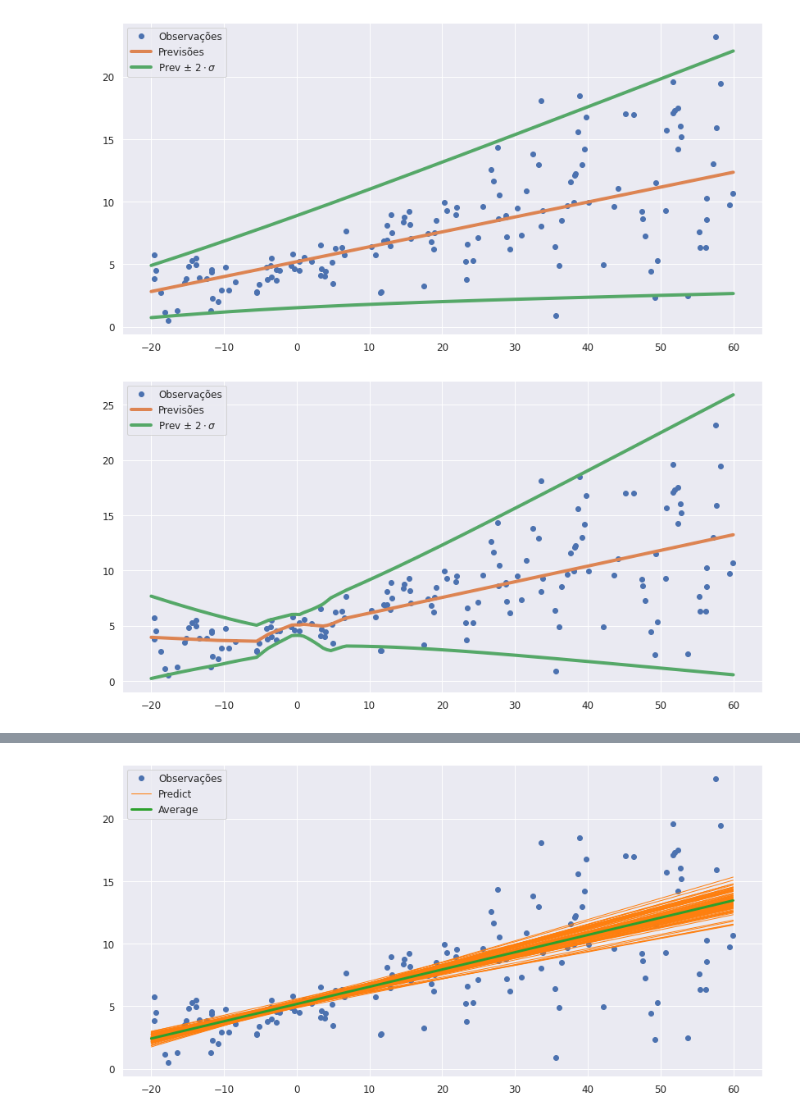
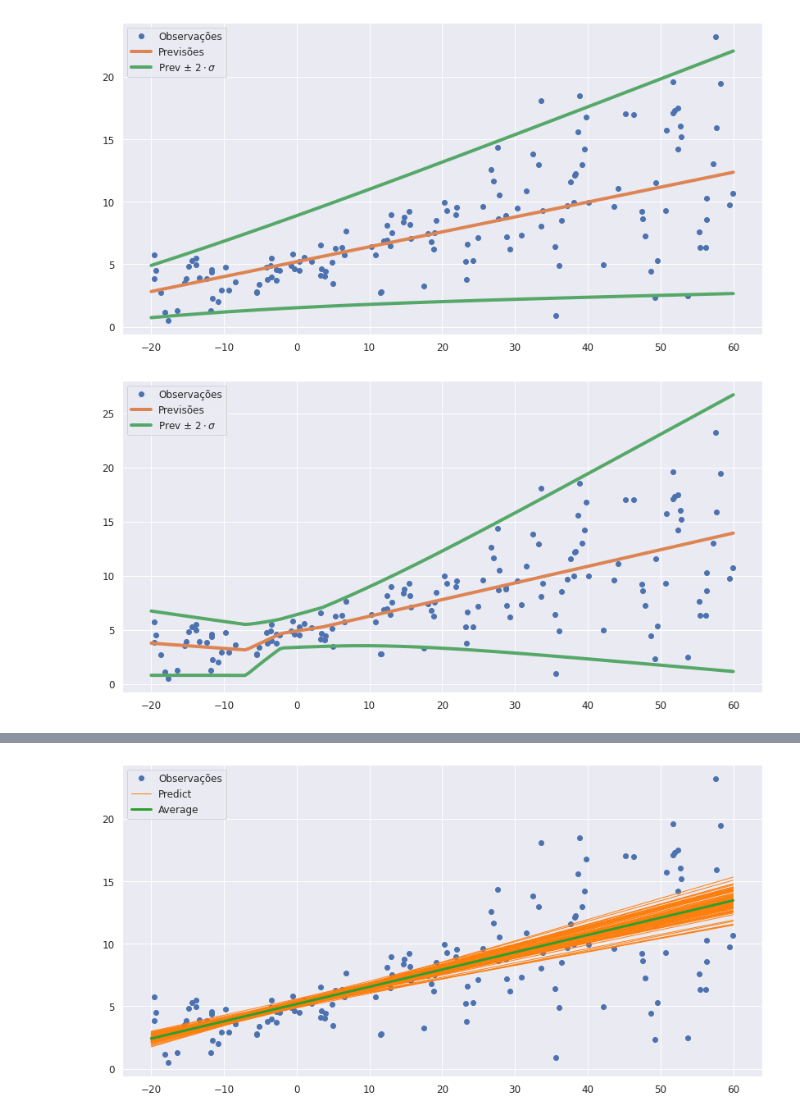
Before and after one commit to iagml/website, a Jupyter notebook: assets/uploads/TFP.ipynb, the cells around one changed output, grey strips where cells are left out. Cells and saved outputs as stored; diff of their text form; code cells hidden in the pictures.

```diff
--- a/assets/uploads/TFP.ipynb
+++ b/assets/uploads/TFP.ipynb
@@ -244,38 +223,38 @@ def Modelo_Aleat():
   Input_Layer = tf.keras.layers.Input(shape=np.shape(x)[1],)
 
   # Camadas ocultas
-  L = tf.keras.layers.Dense(20, activation='relu')(Input_Layer)
+  L = tf.keras.layers.Dense(4, activation='relu')(Input_Layer)
   L = tf.keras.layers.Dense(1+1)(L)
 
   # Saída
   Out = tfp.layers.DistributionLambda(lambda t: tfd.Normal(loc=t[..., :1], scale=1e-4 + tf.math.softplus(t[..., 1:])))(L)
 
   # Compilar modelo
   model = tf.keras.models.Model(inputs=Input_Layer, outputs=Out)
   model.compile(optimizer=tf.optimizers.Adam(lr=0.005, clipvalue=.5, clipnorm=.5),
                 loss=Negative_Log_Likelihood)
   return model
 
 Modelo = Modelo_Aleat()
-Fit    = Modelo.fit(x, y, epochs=1000, verbose=0, callbacks=[TqdmCallback(verbose=0)])
+Fit    = Modelo.fit(x, y, epochs=500, verbose=0, callbacks=[TqdmCallback(verbose=0)])
 
 Predictions = Modelo(x_tst)
 Predictions
 
 Mean   = Predictions.mean()
 StdDev = Predictions.stddev()
 
 plt.plot(x, y, 'o', label='Observações')
 
 plt.plot(x_tst, Mean, '-', label='Previsões', linewidth=4)
 plt.plot(x_tst, Mean+2*StdDev, 'g', label='Prev $\pm$ $2\cdot\sigma$', linewidth=4)
 plt.plot(x_tst, Mean-2*StdDev, 'g', linewidth=4)
 
 plt.legend(loc='upper left')
 
 plt.show()
 # %% [output]
-[figure, old version]
+[figure, new version]
 # %% [markdown]
 ### Modelo com incerteza epistêmica
 
```
Also changed, not shown: parts of 4 cells of this notebook.
